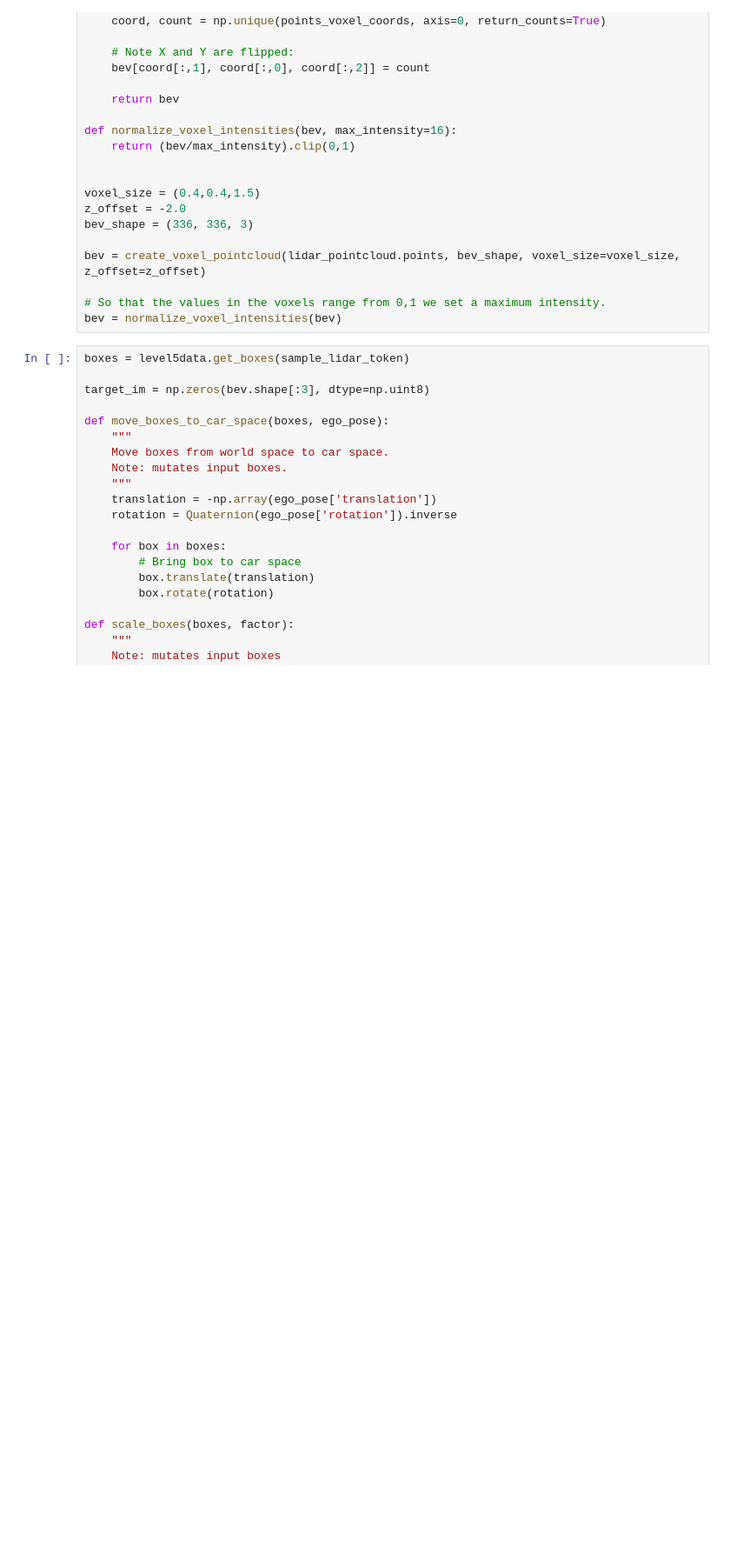
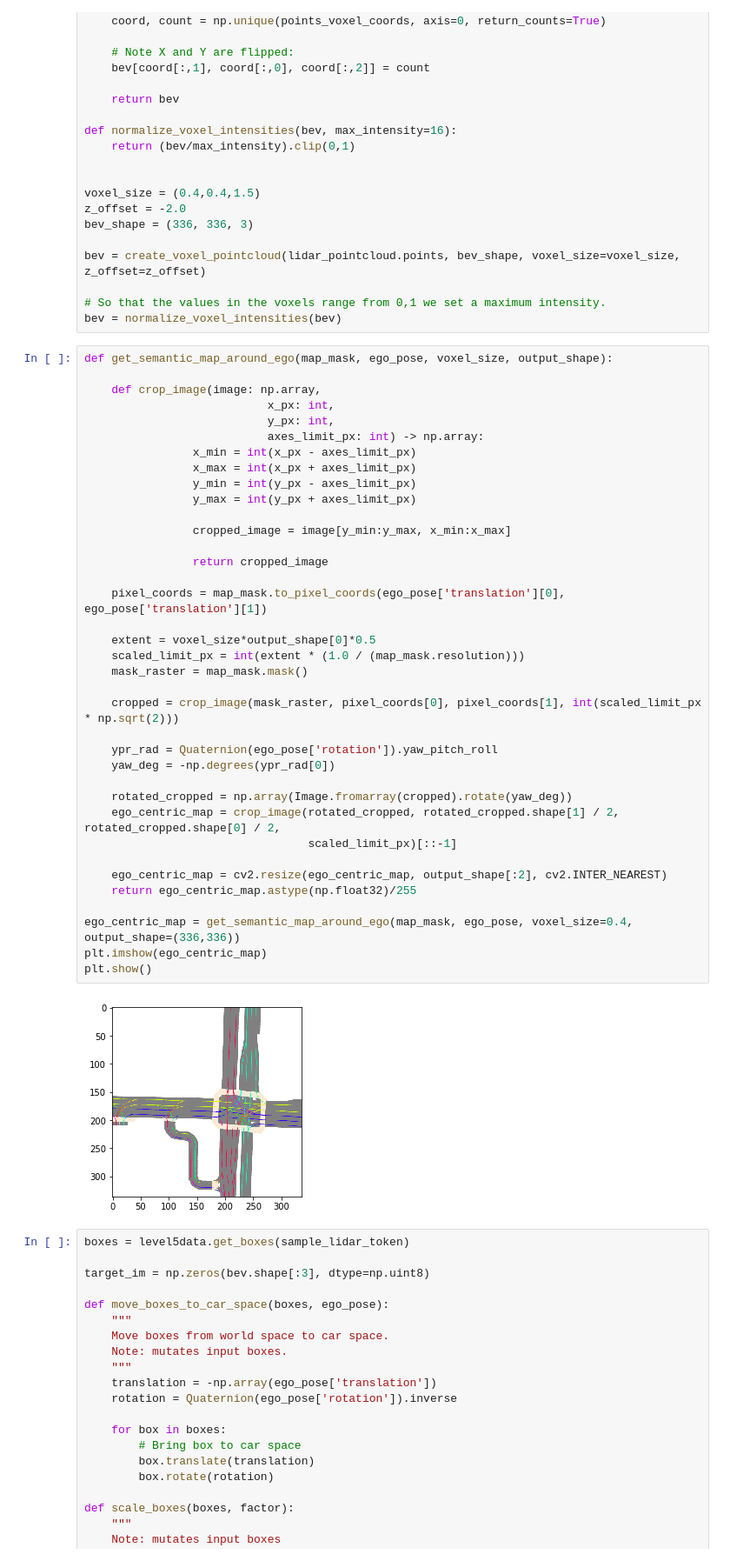
Before and after one commit to rossivalen/Thesis_AutonomousDriving, a Jupyter notebook: avod_lyft/avod_lyft_train.ipynb, the cells around one changed output. Shown at 87% size. Saved outputs shown, nothing was run; the diff lists cells and outputs as text; blank space fills up the shorter version.

```diff
--- a/avod_lyft/avod_lyft_train.ipynb
+++ b/avod_lyft/avod_lyft_train.ipynb
@@ -228,6 +243,45 @@ bev = create_voxel_pointcloud(lidar_pointcloud.points, bev_shape, voxel_size=vox
 
 # So that the values in the voxels range from 0,1 we set a maximum intensity.
 bev = normalize_voxel_intensities(bev)
+# %%
+def get_semantic_map_around_ego(map_mask, ego_pose, voxel_size, output_shape):
+
+    def crop_image(image: np.array,
+                           x_px: int,
+                           y_px: int,
+                           axes_limit_px: int) -> np.array:
+                x_min = int(x_px - axes_limit_px)
+                x_max = int(x_px + axes_limit_px)
+                y_min = int(y_px - axes_limit_px)
+                y_max = int(y_px + axes_limit_px)
+
+                cropped_image = image[y_min:y_max, x_min:x_max]
+
+                return cropped_image
+
+    pixel_coords = map_mask.to_pixel_coords(ego_pose['translation'][0], ego_pose['translation'][1])
+
+    extent = voxel_size*output_shape[0]*0.5
+    scaled_limit_px = int(extent * (1.0 / (map_mask.resolution)))
+    mask_raster = map_mask.mask()
+
+    cropped = crop_image(mask_raster, pixel_coords[0], pixel_coords[1], int(scaled_limit_px * np.sqrt(2)))
+
+    ypr_rad = Quaternion(ego_pose['rotation']).yaw_pitch_roll
+    yaw_deg = -np.degrees(ypr_rad[0])
+
+    rotated_cropped = np.array(Image.fromarray(cropped).rotate(yaw_deg))
+    ego_centric_map = crop_image(rotated_cropped, rotated_cropped.shape[1] / 2, rotated_cropped.shape[0] / 2,
+                                 scaled_limit_px)[::-1]
+
+    ego_centric_map = cv2.resize(ego_centric_map, output_shape[:2], cv2.INTER_NEAREST)
+    return ego_centric_map.astype(np.float32)/255
+
+ego_centric_map = get_semantic_map_around_ego(map_mask, ego_pose, voxel_size=0.4, output_shape=(336,336))
+plt.imshow(ego_centric_map)
+plt.show()
+# %% [output]
+[figure, added]
 # %%
 boxes = level5data.get_boxes(sample_lidar_token)
 
```
Also changed, not shown: parts of 15 cells of this notebook, 1 other file.
